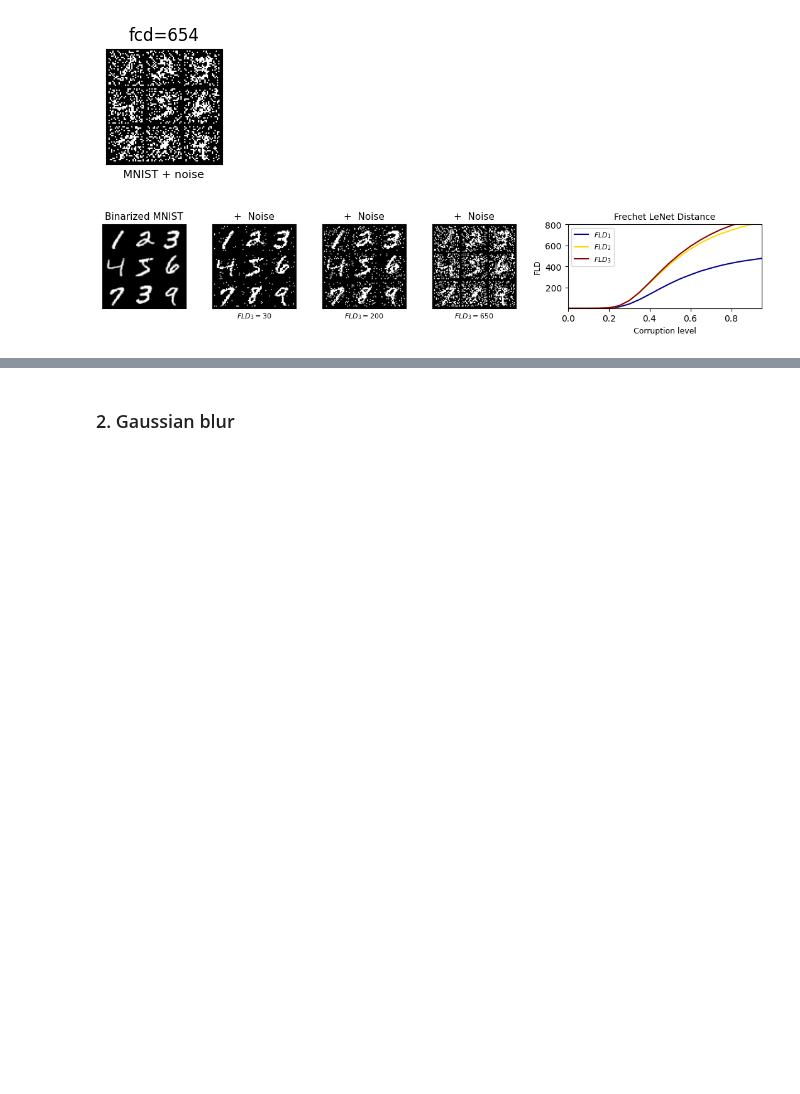
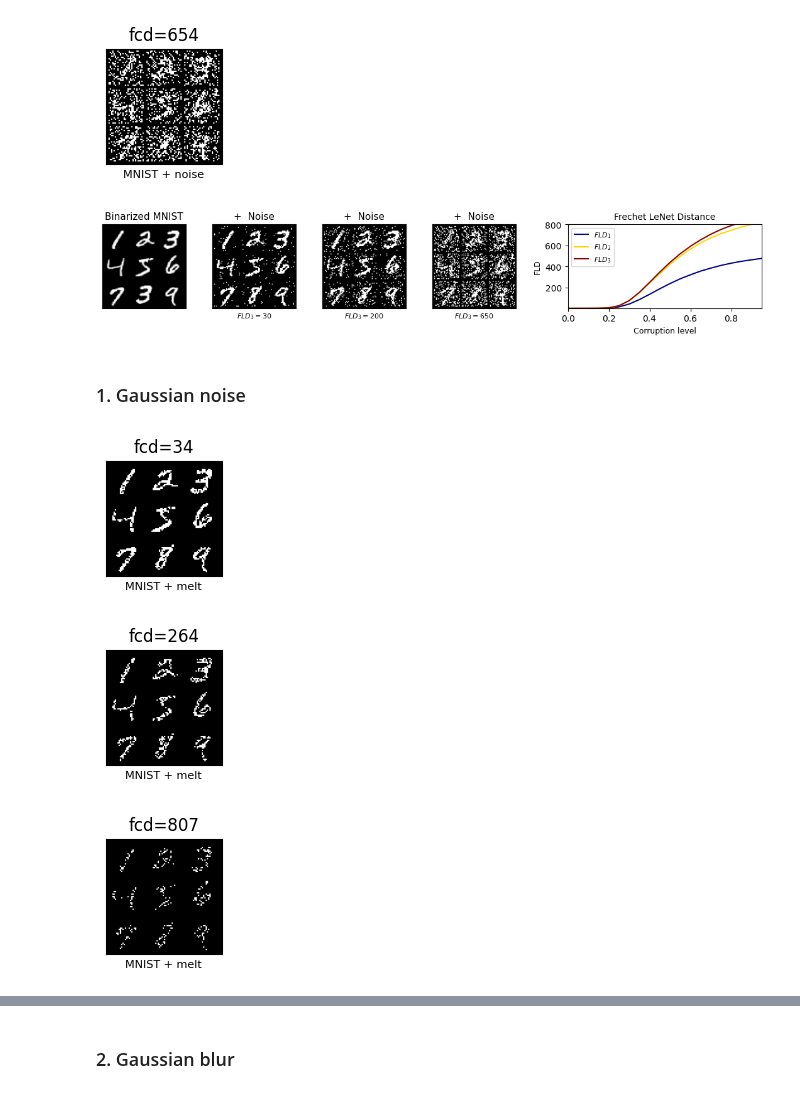
Before and after one commit to dfaroughy/FID-MNIST, a Jupyter notebook: FID_MNIST.ipynb, the cells around one changed output, grey strips where cells are left out. Saved outputs shown, nothing was run; the diff lists cells and outputs as text; code cells hidden in the pictures; blank space fills up the shorter version.

Commit message:
add gaussian melt

```diff
--- a/FID_MNIST.ipynb
+++ b/FID_MNIST.ipynb
@@ -106,3 +106,41 @@ plot_combined_with_mnist_grid(samples=[digits, digits_noise_1, digits_noise_2, d
                               figsize=(11,2.25))
 # %% [output]
 [figure]
+# %% [markdown]
+### 1. Gaussian noise
+# %%
+level_1 = 0.15
+distortion = 'melt'
+
+data = load_nist_data(name='BinaryMNIST', distortion=distortion, level=level_1)
+fcd = fid_distorted_NIST(model_bin, name='BinaryMNIST', distortion='melt', values=[level_1], activation_layer='fc3', device=device)
+fcd_1 = int(fcd[level_1].item())
+dataloader = DataLoader(data, batch_size=100, shuffle=False)
+images, labels = next(iter(dataloader))
+digits_melt_1 = get_10_digits(images, labels)
+mnist_grid(digits_melt_1, title='fcd={}'.format(fcd_1), xlabel='MNIST + ' + distortion, num_img=9, nrow=3, figsize=(1.5,1.5))
+
+level_2 = 0.4
+
+data = load_nist_data(name='BinaryMNIST', distortion=distortion, level=level_2)
+fcd = fid_distorted_NIST(model_bin, name='BinaryMNIST', distortion='melt', values=[level_2], activation_layer='fc3', device=device)
+fcd_2 = int(fcd[level_2].item())
+dataloader = DataLoader(data, batch_size=100, shuffle=False)
+images, labels = next(iter(dataloader))
+digits_melt_2 = get_10_digits(images, labels)
+mnist_grid(digits_melt_2, title='fcd={}'.format(fcd_2), xlabel='MNIST + ' + distortion, num_img=9, nrow=3, figsize=(1.5,1.5))
+
+
+level_3 = 0.7
+
+data = load_nist_data(name='BinaryMNIST', distortion=distortion, level=level_3)
+fcd = fid_distorted_NIST(model_bin, name='BinaryMNIST', distortion='melt', values=[level_3], activation_layer='fc3', device=device)
+fcd_3 = int(fcd[level_3].item())
+dataloader = DataLoader(data, batch_size=100, shuffle=False)
+images, labels = next(iter(dataloader))
+digits_melt_3 = get_10_digits(images, labels)
+mnist_grid(digits_melt_3, title='fcd={}'.format(fcd_3), xlabel='MNIST + ' + distortion, num_img=9, nrow=3, figsize=(1.5,1.5))
+# %% [output]
+[figure, added]
+[figure, added]
+[figure, added]
```
Also changed, not shown: parts of 3 cells of this notebook, 2 other files.
